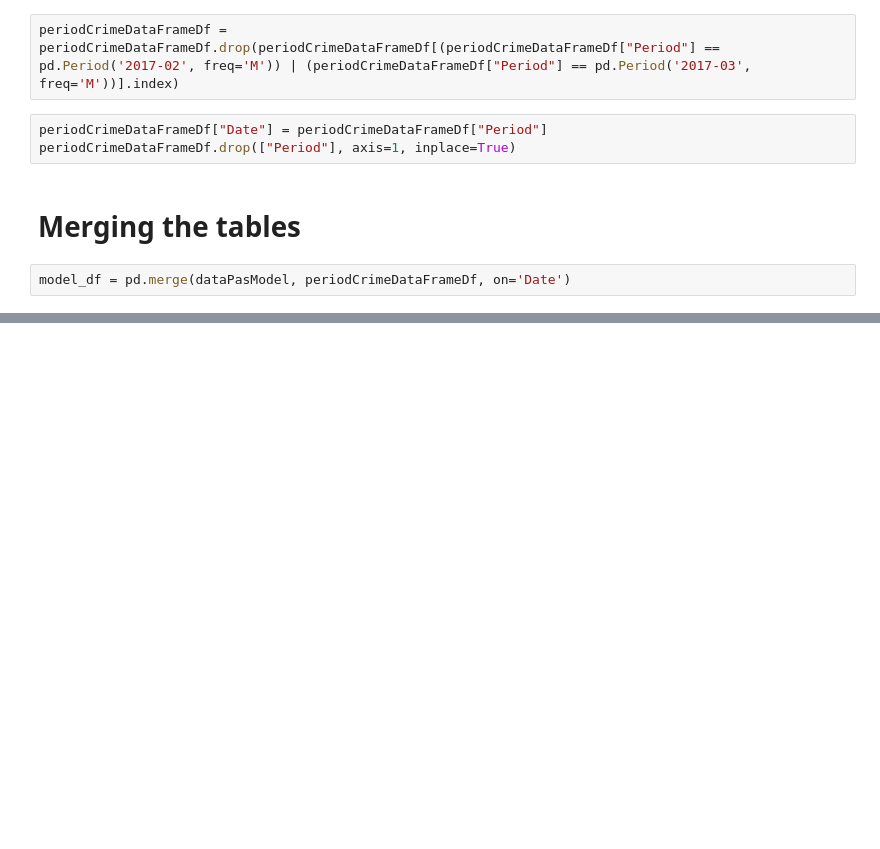
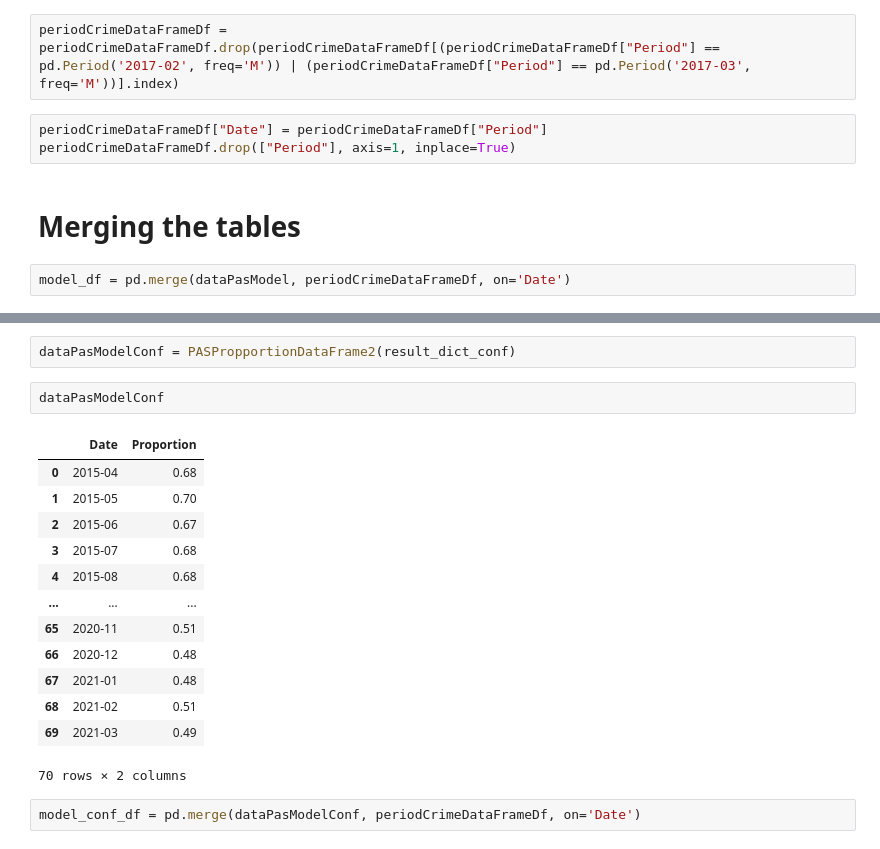
Before and after one commit to WnagZ/DBL2-Group10, a Jupyter notebook: AggregatingPASAndCrime.ipynb, the cells around one changed output, grey strips where cells are left out. Saved outputs shown, nothing was run; the diff lists cells and outputs as text; blank space fills up the shorter version.

```diff
--- a/AggregatingPASAndCrime.ipynb
+++ b/AggregatingPASAndCrime.ipynb
@@ -293,0 +373,20 @@ model_df.to_csv('merged_PAS_Crine.csv', index=False)
+# %%
+dataPasModelConf = PASPropportionDataFrame2(result_dict_conf)
+# %%
+dataPasModelConf
+# %% [output]
+|  | Date | Proportion |
+| 0 | 2015-04 | 0.68 |
+| 1 | 2015-05 | 0.70 |
+| 2 | 2015-06 | 0.67 |
+| 3 | 2015-07 | 0.68 |
+| 4 | 2015-08 | 0.68 |
+| ... | ... | ... |
+| 65 | 2020-11 | 0.51 |
+| 66 | 2020-12 | 0.48 |
+| 67 | 2021-01 | 0.48 |
+| 68 | 2021-02 | 0.51 |
+| 69 | 2021-03 | 0.49 |
+70 rows × 2 columns
+# %%
+model_conf_df = pd.merge(dataPasModelConf, periodCrimeDataFrameDf, on='Date')
```
Also changed, not shown: parts of 19 cells of this notebook, 6 other files.
